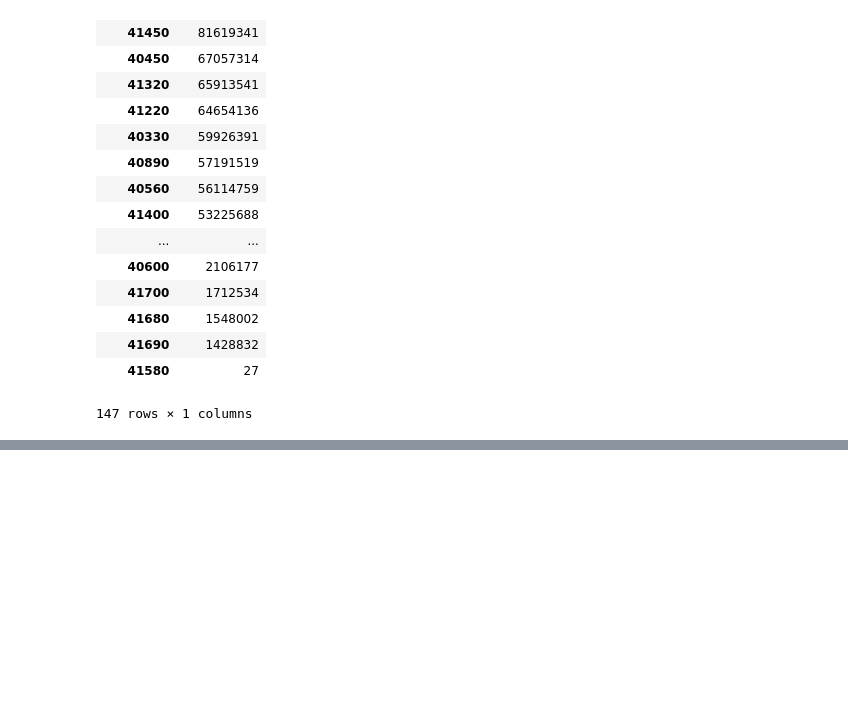
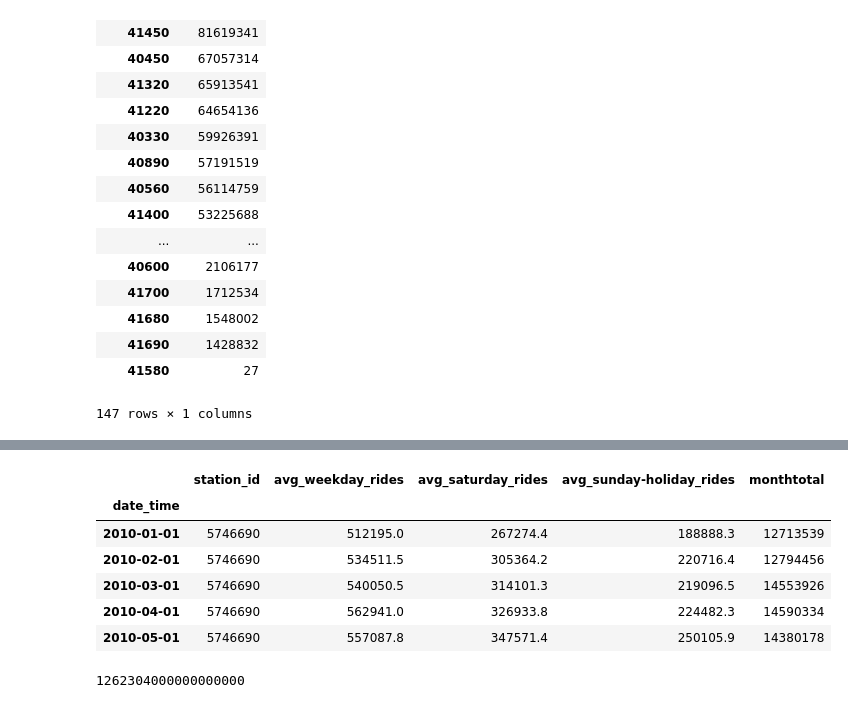
Before and after one commit to cpreid2/Chicago-CTA, a Jupyter notebook: CTA Data Exploration.ipynb, the cells around one changed output, grey strips where cells are left out. Drawn from its saved outputs; the diff is of its cells as text; code cells hidden in the pictures; blank space fills up the shorter version.

```diff
--- a/CTA Data Exploration.ipynb
+++ b/CTA Data Exploration.ipynb
@@ -375,0 +500,19 @@ Loading BokehJS ...
+# %%
+Date_Group = L_Rides.groupby(['date_time'])
+# %%
+Grouped_Dates = Date_Group.sum()
+Grouped_Dates = Grouped_Dates[(Grouped_Dates.index >= '2010/1/1')]
+# %%
+Grouped_Dates.head()
+# %% [output]
+|  | station_id | avg_weekday_rides | avg_saturday_rides | avg_sunday-holiday_rides | monthtotal |
+| date_time |  |  |  |  |  |
+| 2010-01-01 | 5746690 | 512195.0 | 267274.4 | 188888.3 | 12713539 |
+| 2010-02-01 | 5746690 | 534511.5 | 305364.2 | 220716.4 | 12794456 |
+| 2010-03-01 | 5746690 | 540050.5 | 314101.3 | 219096.5 | 14553926 |
+| 2010-04-01 | 5746690 | 562941.0 | 326933.8 | 224482.3 | 14590334 |
+| 2010-05-01 | 5746690 | 557087.8 | 347571.4 | 250105.9 | 14380178 |
+# %%
+pd.to_numeric(Grouped_Dates.index)[0]
+# %% [output]
+1262304000000000000
```
Also changed, not shown: parts of 19 cells of this notebook, 2 other files.
